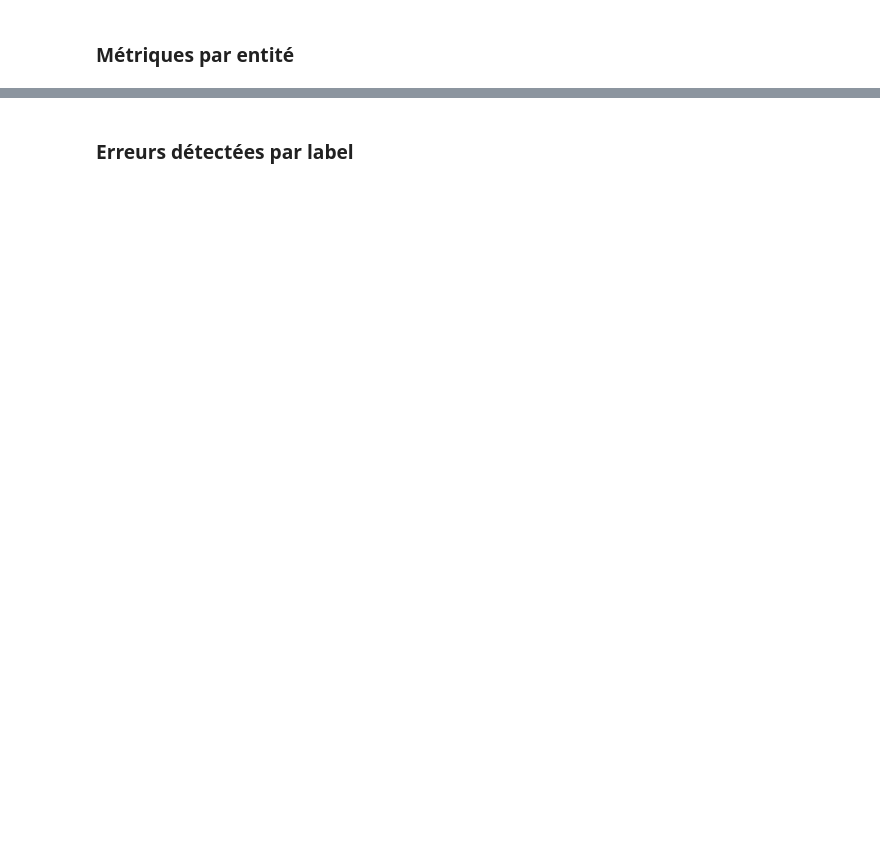
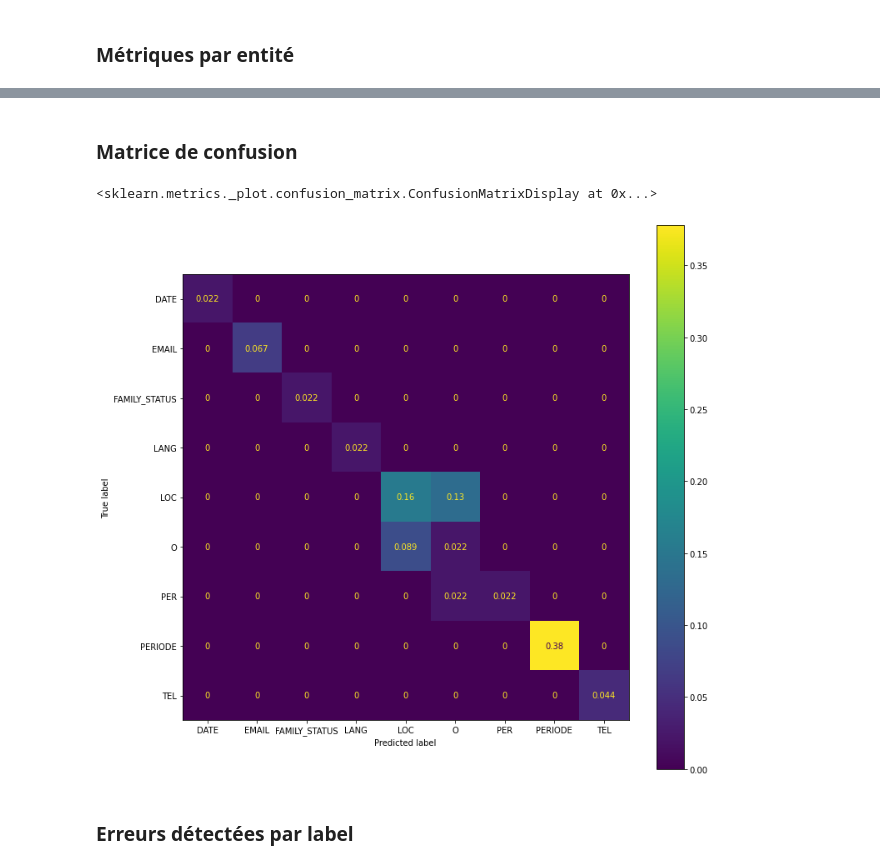
Before and after one commit to zenika-open-source/IncluZive, a Jupyter notebook: Notebooks/EvaluationMetrics/Evaluation metrics.ipynb, the cells around one changed output, grey strips where cells are left out. Saved outputs shown, nothing was run; the diff lists cells and outputs as text; code cells hidden in the pictures; blank space fills up the shorter version.

```diff
--- a/Notebooks/EvaluationMetrics/Evaluation metrics.ipynb
+++ b/Notebooks/EvaluationMetrics/Evaluation metrics.ipynb
@@ -13,8 +19,7 @@ files_pred = os.listdir(path+'/data_pred')
 # %%
 df_true = pd.DataFrame()
 for f in files_true:
-    if f.endswith('.xlsx'):
-        data = pd.read_excel('data_true/'+f,engine='openpyxl')
-        data=data.drop(['Text'],axis =1,errors='ignore')
-        df_true = df_true.append(data)
+    data = pd.read_excel(f, engine='openpyxl')
+    data = data[['Entity', 'Label']]
+    df_true = df_true.append(data)
 # %%
@@ -111,3 +103,15 @@ array([[[285,   0],
+# %% [markdown]
+### Matrice de confusion
+# %%
+from sklearn.metrics import confusion_matrix, ConfusionMatrixDisplay
+
+matrix = confusion_matrix(y_true, y_pred, labels=classes, normalize='all')
+disp = ConfusionMatrixDisplay(confusion_matrix=matrix, display_labels=classes)
+_, ax = plt.subplots(figsize=(12,12))
+disp.plot(ax=ax)
+# %% [output]
+<sklearn.metrics._plot.confusion_matrix.ConfusionMatrixDisplay at 0x...>
+[figure, added]
 # %% [markdown]
 ### Erreurs détectées par label
 # %%
```
Also changed, not shown: parts of 24 cells of this notebook, 3 other files.
